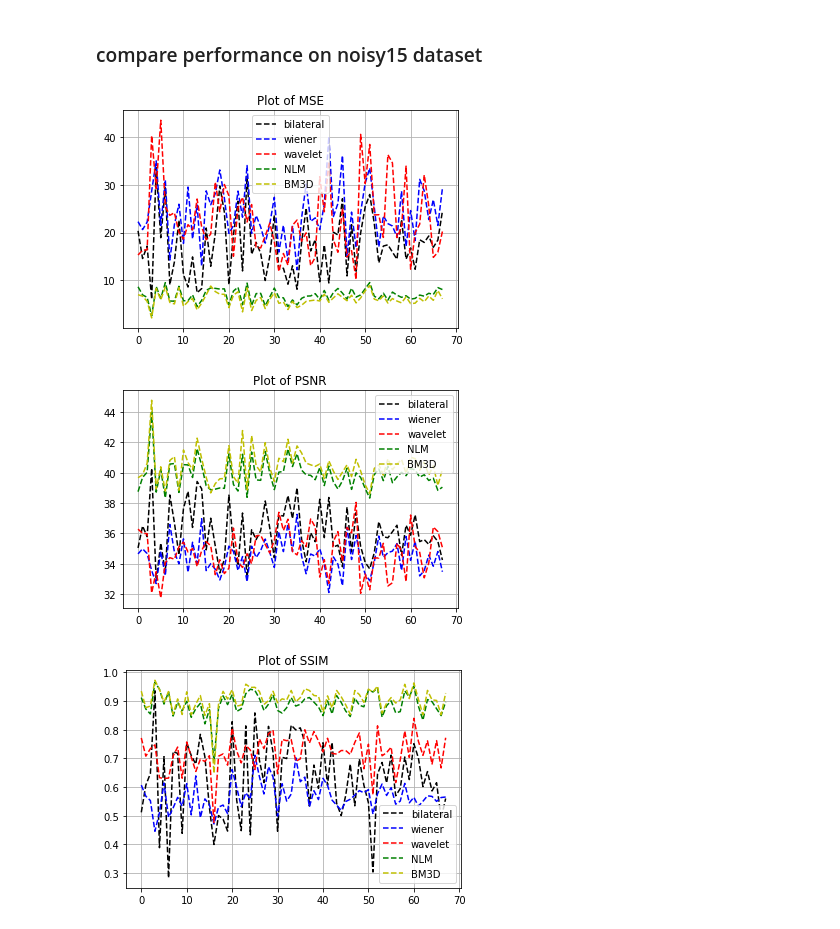
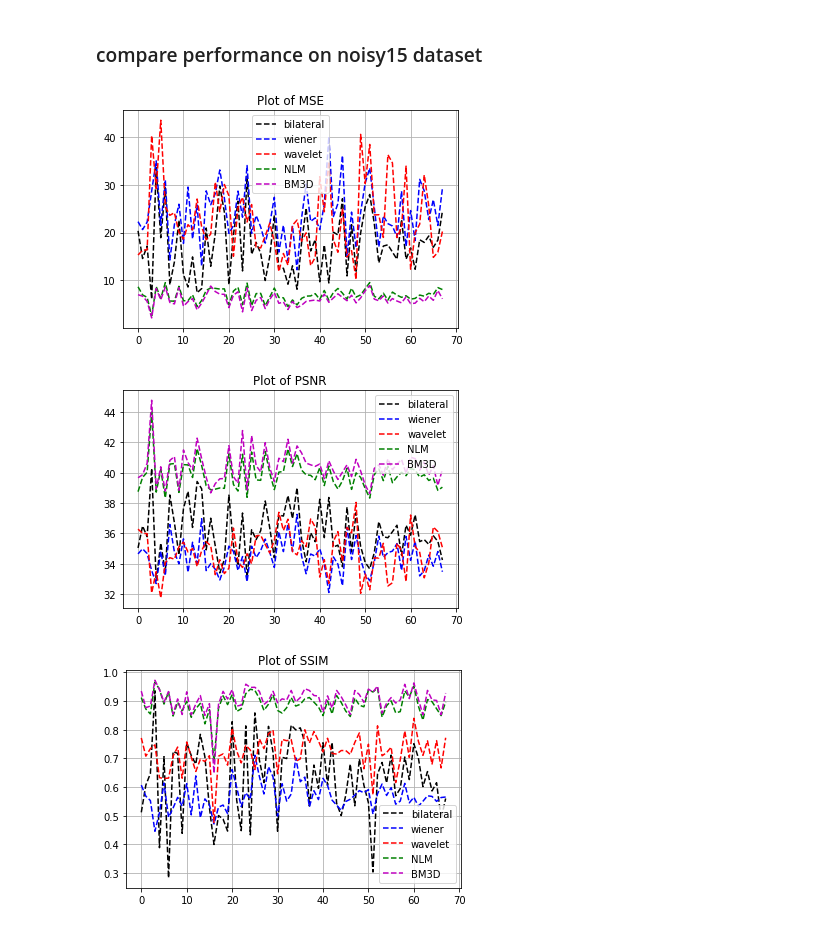
Before and after one commit to saumya221/image_denoising_project, a Jupyter notebook: performance_metric/performance_metric.ipynb, the cells around one changed output. Cells and saved outputs as stored; diff of their text form; code cells hidden in the pictures.

```diff
--- a/performance_metric/performance_metric.ipynb
+++ b/performance_metric/performance_metric.ipynb
@@ -152,36 +152,36 @@ mse_list_BM3D,psnr_list_BM3D,ssim_list_BM3D=analyze_performance(original_image_p
 
 plt.plot(mse_list_bilateral,'k--')
 plt.plot(mse_list_wiener,'b--')
 plt.plot(mse_list_wavelet,'r--')
 plt.plot(mse_list_NLM,'g--')
-plt.plot(mse_list_BM3D,'y--')
+plt.plot(mse_list_BM3D,'m--')
 
 plt.grid()
 plt.title('Plot of MSE')
 plt.legend(['bilateral','wiener','wavelet','NLM','BM3D'])
 plt.show()
 
 plt.plot(psnr_list_bilateral,'k--')
 plt.plot(psnr_list_wiener,'b--')
 plt.plot(psnr_list_wavelet,'r--')
 plt.plot(psnr_list_NLM,'g--')
-plt.plot(psnr_list_BM3D,'y--')
+plt.plot(psnr_list_BM3D,'m--')
 plt.grid()
 plt.title('Plot of PSNR')
 plt.legend(['bilateral','wiener','wavelet','NLM','BM3D'])
 plt.show()
 
 plt.plot(ssim_list_bilateral,'k--')
 plt.plot(ssim_list_wiener,'b--')
 plt.plot(ssim_list_wavelet,'r--')
 plt.plot(ssim_list_NLM,'g--')
-plt.plot(ssim_list_BM3D,'y--')
+plt.plot(ssim_list_BM3D,'m--')
 
 plt.grid()
 plt.title('Plot of SSIM')
 plt.legend(['bilateral','wiener','wavelet','NLM','BM3D'])
 plt.show()
 # %% [output]
-[figure, old version]
+[figure, new version]
-[figure, old version]
+[figure, new version]
-[figure, old version]
+[figure, new version]
```
Also changed, not shown: parts of 1 cell of this notebook.
